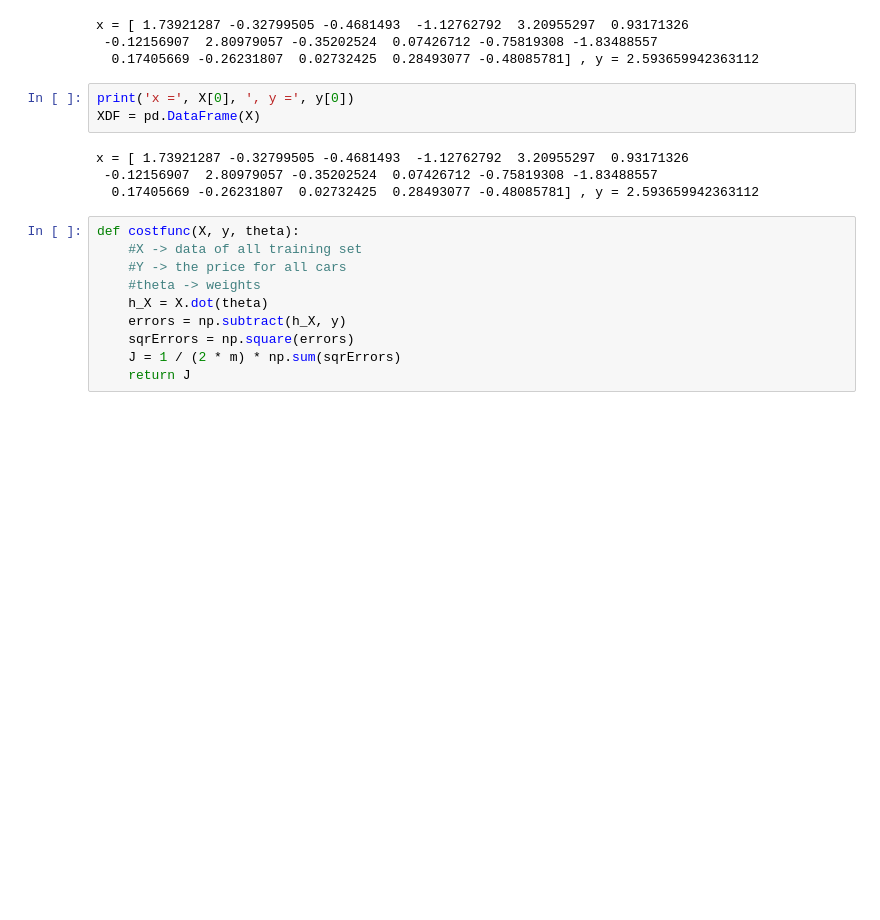
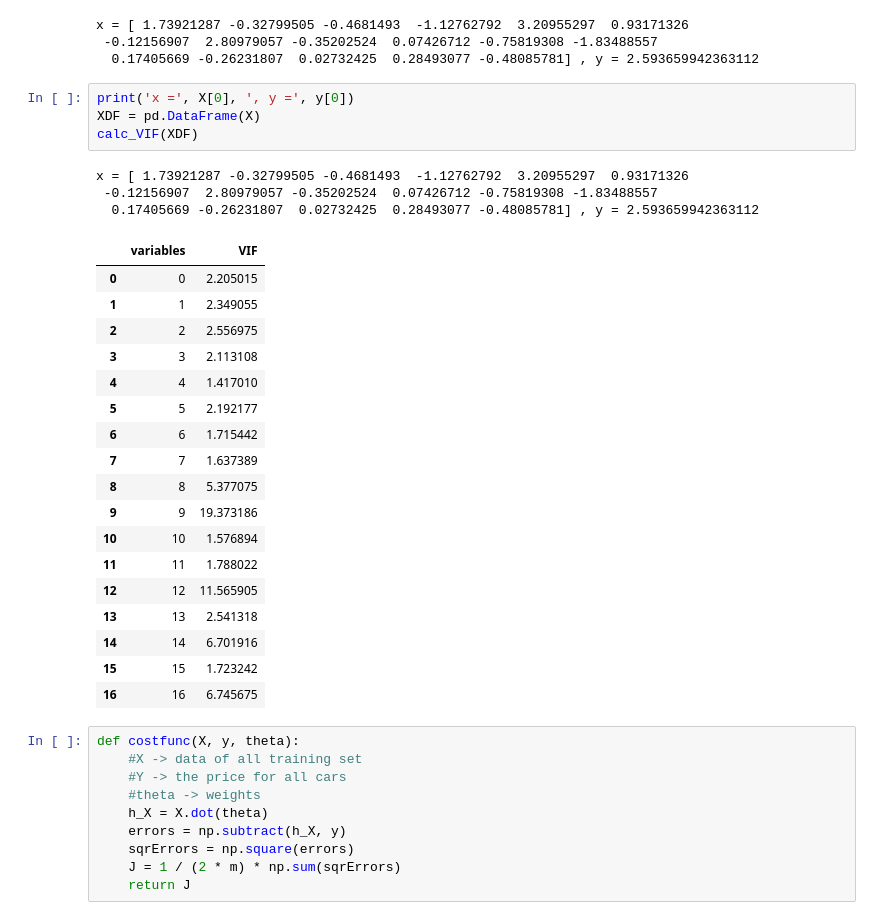
Before and after one commit to AaravShakunt/LinearRegressionusingPython, a Jupyter notebook: linearregression.ipynb, the cells around one changed output. Saved outputs shown, nothing was run; the diff lists cells and outputs as text; blank space fills up the shorter version.

```diff
--- a/linearregression.ipynb
+++ b/linearregression.ipynb
@@ -143,10 +143,29 @@ x = [ 1.73921287 -0.32799505 -0.4681493  -1.12762792  3.20955297  0.93171326
 # %%
 print('x =', X[0], ', y =', y[0])
 XDF = pd.DataFrame(X)
+calc_VIF(XDF)
 # %% [output]
 x = [ 1.73921287 -0.32799505 -0.4681493  -1.12762792  3.20955297  0.93171326
  -0.12156907  2.80979057 -0.35202524  0.07426712 -0.75819308 -1.83488557
   0.17405669 -0.26231807  0.02732425  0.28493077 -0.48085781] , y = 2.593659942363112
+|  | variables | VIF |
+| 0 | 0 | 2.205015 |
+| 1 | 1 | 2.349055 |
+| 2 | 2 | 2.556975 |
+| 3 | 3 | 2.113108 |
+| 4 | 4 | 1.417010 |
+| 5 | 5 | 2.192177 |
+| 6 | 6 | 1.715442 |
+| 7 | 7 | 1.637389 |
+| 8 | 8 | 5.377075 |
+| 9 | 9 | 19.373186 |
+| 10 | 10 | 1.576894 |
+| 11 | 11 | 1.788022 |
+| 12 | 12 | 11.565905 |
+| 13 | 13 | 2.541318 |
+| 14 | 14 | 6.701916 |
+| 15 | 15 | 1.723242 |
+| 16 | 16 | 6.745675 |
 # %%
 def costfunc(X, y, theta):
     #X -> data of all training set
```
